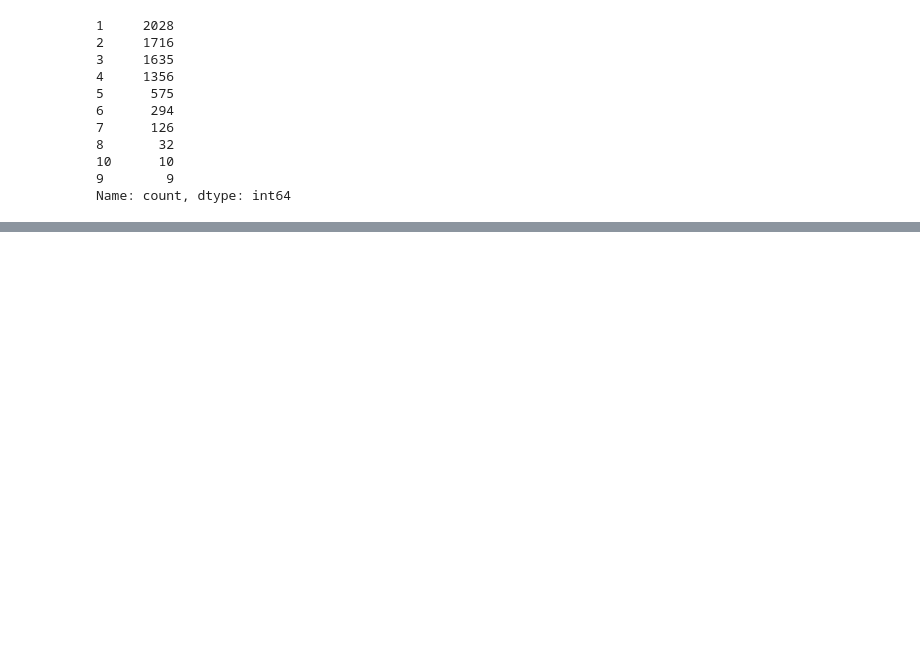
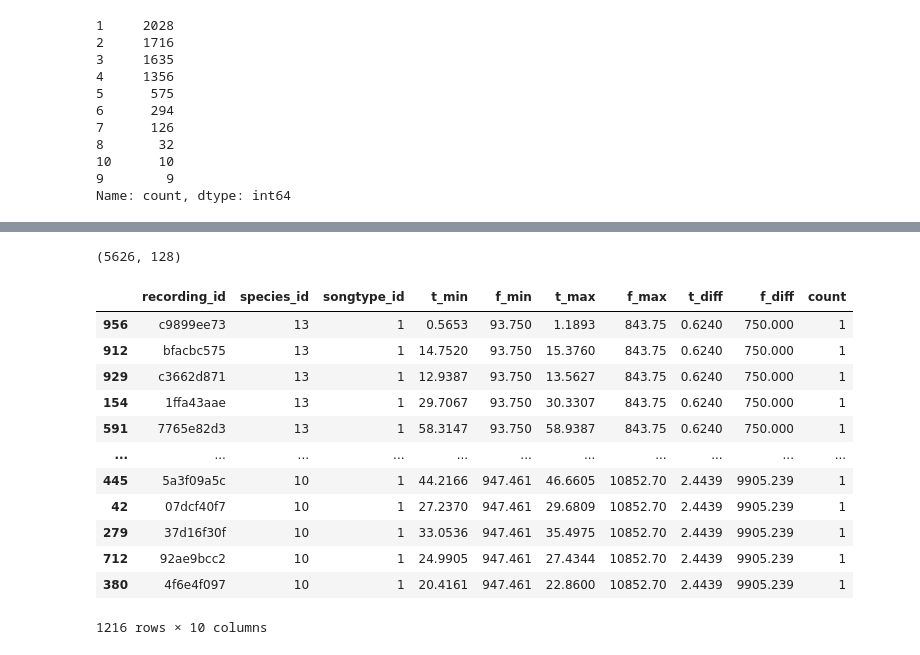
Before and after one commit to ibkuroyagi/Rainforest-Connection-Species-Audio-Detection, a Jupyter notebook: working/EDA.ipynb, the cells around one changed output, grey strips where cells are left out. Drawn from its saved outputs; the diff is of its cells as text; code cells hidden in the pictures; blank space fills up the shorter version.

```diff
--- a/working/EDA.ipynb
+++ b/working/EDA.ipynb
@@ -203,0 +189,20 @@ train_tp
+# %%
+mel.shape
+# %% [output]
+(5626, 128)
+# %%
+train_tp.sort_values("f_diff")
+# %% [output]
+|  | recording_id | species_id | songtype_id | t_min | f_min | t_max | f_max | t_diff | f_diff | count |
+| 956 | c9899ee73 | 13 | 1 | 0.5653 | 93.750 | 1.1893 | 843.75 | 0.6240 | 750.000 | 1 |
+| 912 | bfacbc575 | 13 | 1 | 14.7520 | 93.750 | 15.3760 | 843.75 | 0.6240 | 750.000 | 1 |
+| 929 | c3662d871 | 13 | 1 | 12.9387 | 93.750 | 13.5627 | 843.75 | 0.6240 | 750.000 | 1 |
+| 154 | 1ffa43aae | 13 | 1 | 29.7067 | 93.750 | 30.3307 | 843.75 | 0.6240 | 750.000 | 1 |
+| 591 | 7765e82d3 | 13 | 1 | 58.3147 | 93.750 | 58.9387 | 843.75 | 0.6240 | 750.000 | 1 |
+| ... | ... | ... | ... | ... | ... | ... | ... | ... | ... | ... |
+| 445 | 5a3f09a5c | 10 | 1 | 44.2166 | 947.461 | 46.6605 | 10852.70 | 2.4439 | 9905.239 | 1 |
+| 42 | 07dcf40f7 | 10 | 1 | 27.2370 | 947.461 | 29.6809 | 10852.70 | 2.4439 | 9905.239 | 1 |
+| 279 | 37d16f30f | 10 | 1 | 33.0536 | 947.461 | 35.4975 | 10852.70 | 2.4439 | 9905.239 | 1 |
+| 712 | 92ae9bcc2 | 10 | 1 | 24.9905 | 947.461 | 27.4344 | 10852.70 | 2.4439 | 9905.239 | 1 |
+| 380 | 4f6e4f097 | 10 | 1 | 20.4161 | 947.461 | 22.8600 | 10852.70 | 2.4439 | 9905.239 | 1 |
+1216 rows × 10 columns
```
Also changed, not shown: parts of 18 cells of this notebook, 8 other files.
